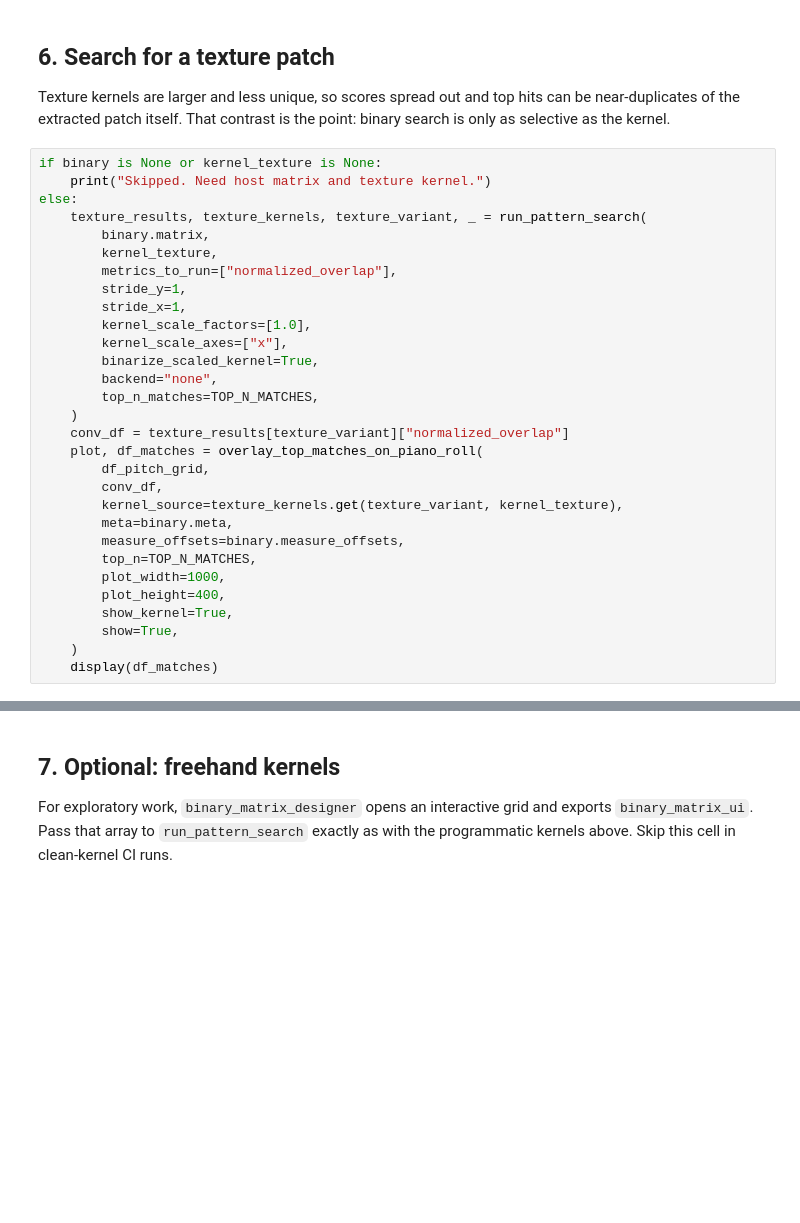
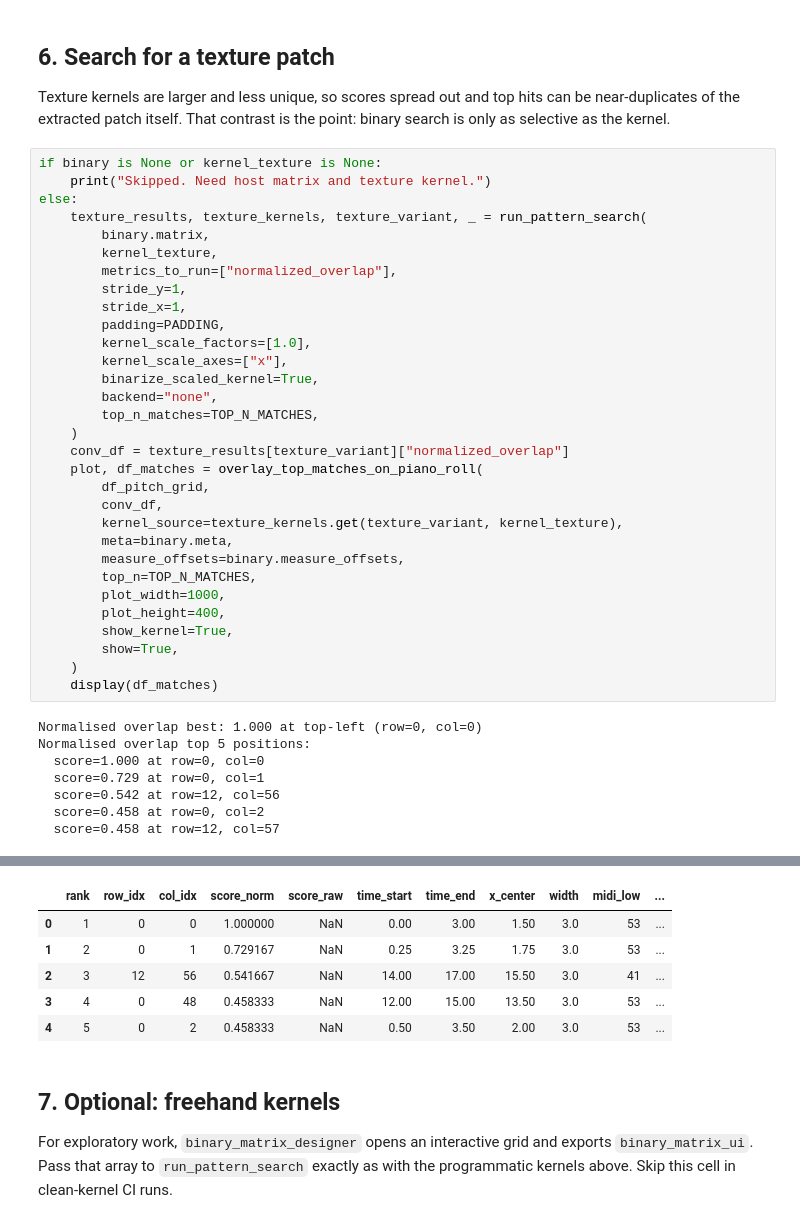
Before and after one commit to egorpol/camat_v2, a Jupyter notebook: notebooks/binary_pattern_search.ipynb, the cells around one changed output, grey strips where cells are left out. Cells and saved outputs as stored; diff of their text form; blank space fills up the shorter version.

```diff
--- a/notebooks/binary_pattern_search.ipynb
+++ b/notebooks/binary_pattern_search.ipynb
@@ -370,6 +475,7 @@ else:
         metrics_to_run=["normalized_overlap"],
         stride_y=1,
         stride_x=1,
+        padding=PADDING,
         kernel_scale_factors=[1.0],
         kernel_scale_axes=["x"],
         binarize_scaled_kernel=True,
@@ -390,3 +496,11 @@ else:
         show=True,
     )
     display(df_matches)
+# %% [output]
+Normalised overlap best: 1.000 at top-left (row=0, col=0)
+Normalised overlap top 5 positions:
+  score=1.000 at row=0, col=0
+  score=0.729 at row=0, col=1
+  score=0.542 at row=12, col=56
+  score=0.458 at row=0, col=2
+  score=0.458 at row=12, col=57
@@ -393,3 +509,9 @@ else:
+|  | rank | row_idx | col_idx | score_norm | score_raw | time_start | time_end | x_center | width | midi_low | ... |
+| 0 | 1 | 0 | 0 | 1.000000 | NaN | 0.00 | 3.00 | 1.50 | 3.0 | 53 | ... |
+| 1 | 2 | 0 | 1 | 0.729167 | NaN | 0.25 | 3.25 | 1.75 | 3.0 | 53 | ... |
+| 2 | 3 | 12 | 56 | 0.541667 | NaN | 14.00 | 17.00 | 15.50 | 3.0 | 41 | ... |
+| 3 | 4 | 0 | 48 | 0.458333 | NaN | 12.00 | 15.00 | 13.50 | 3.0 | 53 | ... |
+| 4 | 5 | 0 | 2 | 0.458333 | NaN | 0.50 | 3.50 | 2.00 | 3.0 | 53 | ... |
 # %% [markdown]
 ## 7. Optional: freehand kernels
 
```
Also changed, not shown: parts of 9 cells of this notebook, 9 other files.
